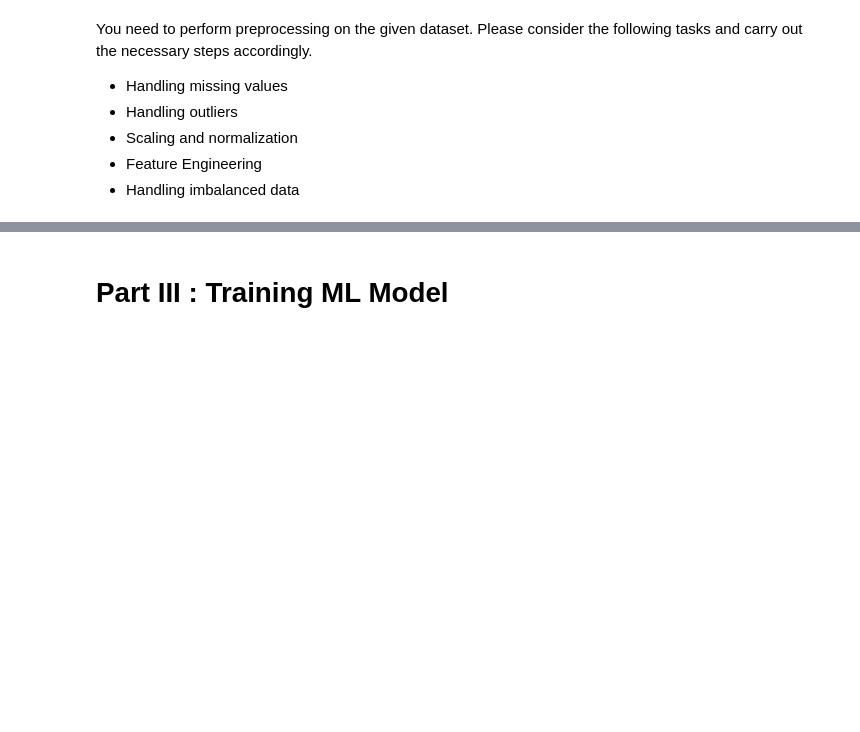
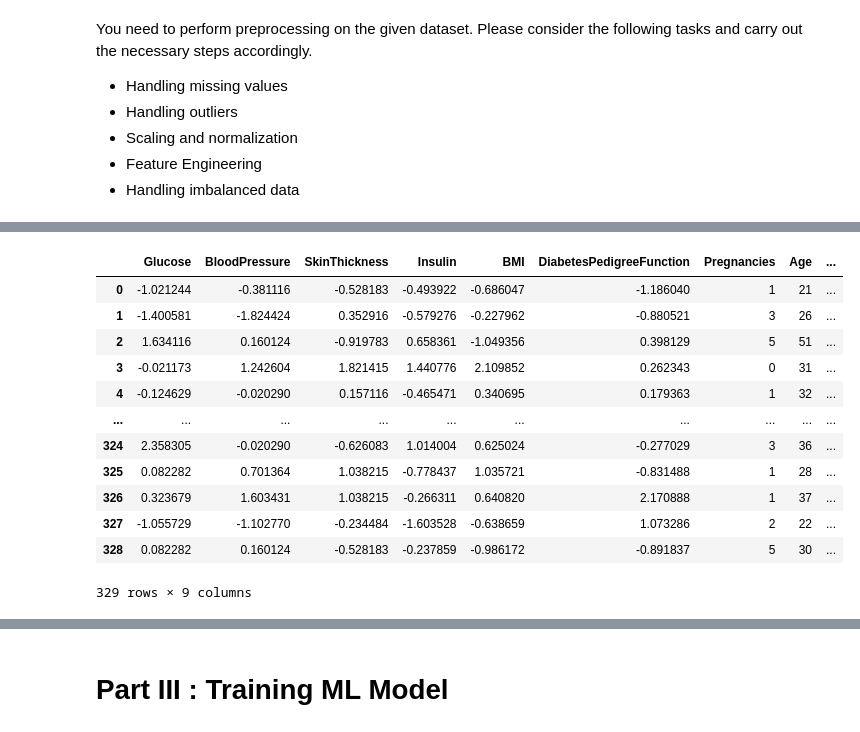
Before and after one commit to maybester/Supervised-Learning-Project, a Jupyter notebook: Supervised Learning - Project.ipynb, the cells around one changed output, grey strips where cells are left out. Saved outputs shown, nothing was run; the diff lists cells and outputs as text; code cells hidden in the pictures; blank space fills up the shorter version.

```diff
--- a/Supervised Learning - Project.ipynb
+++ b/Supervised Learning - Project.ipynb
@@ -220,0 +265,3 @@ You need to perform preprocessing on the given dataset. Please consider the foll
+# %%
+# drop outliers
+df_clean = filter_all_zero[~outliers.any(axis=1)]
@@ -220,0 +294,20 @@ You need to perform preprocessing on the given dataset. Please consider the foll
+# %%
+df_scaled.columns = df_feats
+df_scaled['Pregnancies'] = df_clean['Pregnancies']
+df_scaled['Age'] = df_clean['Age']
+df_scaled['Outcome'] = df_clean['Outcome']
+df_scaled
+# %% [output]
+|  | Glucose | BloodPressure | SkinThickness | Insulin | BMI | DiabetesPedigreeFunction | Pregnancies | Age | ... |
+| 0 | -1.021244 | -0.381116 | -0.528183 | -0.493922 | -0.686047 | -1.186040 | 1 | 21 | ... |
+| 1 | -1.400581 | -1.824424 | 0.352916 | -0.579276 | -0.227962 | -0.880521 | 3 | 26 | ... |
+| 2 | 1.634116 | 0.160124 | -0.919783 | 0.658361 | -1.049356 | 0.398129 | 5 | 51 | ... |
+| 3 | -0.021173 | 1.242604 | 1.821415 | 1.440776 | 2.109852 | 0.262343 | 0 | 31 | ... |
+| 4 | -0.124629 | -0.020290 | 0.157116 | -0.465471 | 0.340695 | 0.179363 | 1 | 32 | ... |
+| ... | ... | ... | ... | ... | ... | ... | ... | ... | ... |
+| 324 | 2.358305 | -0.020290 | -0.626083 | 1.014004 | 0.625024 | -0.277029 | 3 | 36 | ... |
+| 325 | 0.082282 | 0.701364 | 1.038215 | -0.778437 | 1.035721 | -0.831488 | 1 | 28 | ... |
+| 326 | 0.323679 | 1.603431 | 1.038215 | -0.266311 | 0.640820 | 2.170888 | 1 | 37 | ... |
+| 327 | -1.055729 | -1.102770 | -0.234484 | -1.603528 | -0.638659 | 1.073286 | 2 | 22 | ... |
+| 328 | 0.082282 | 0.160124 | -0.528183 | -0.237859 | -0.986172 | -0.891837 | 5 | 30 | ... |
+329 rows × 9 columns
```
Also changed, not shown: parts of 12 cells of this notebook.
